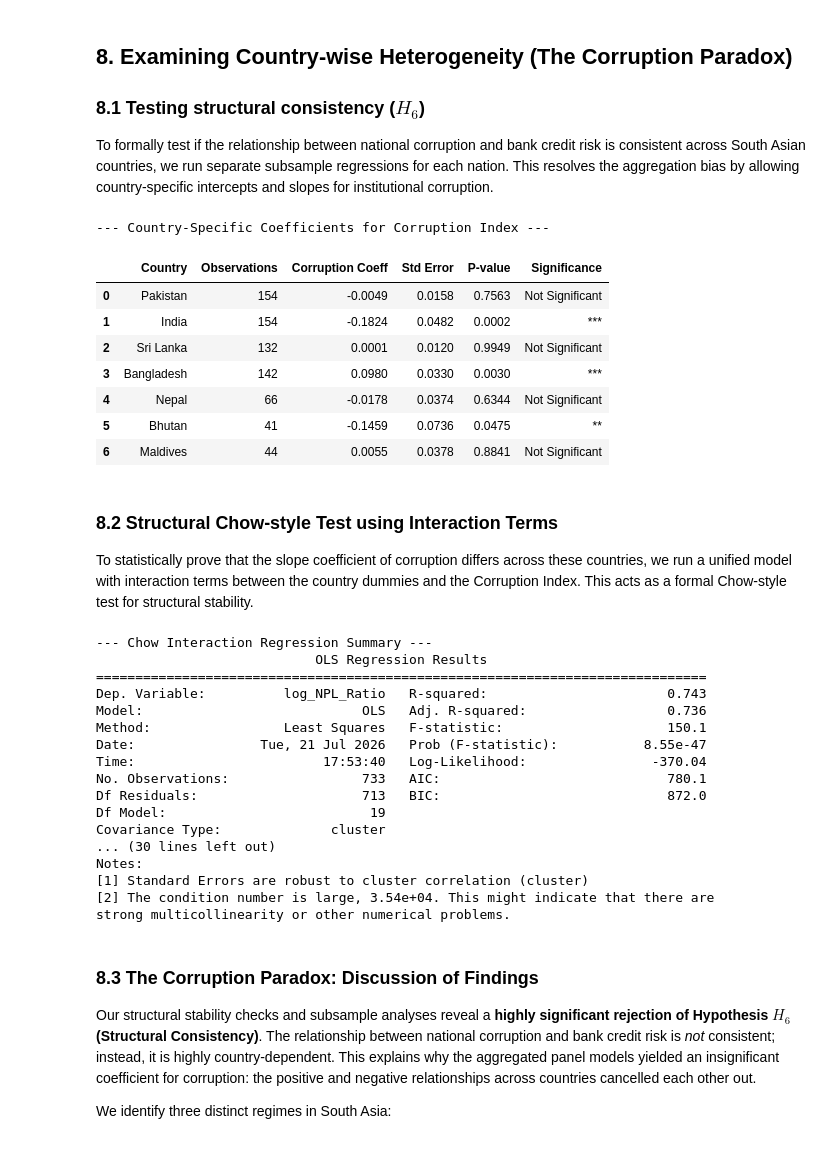
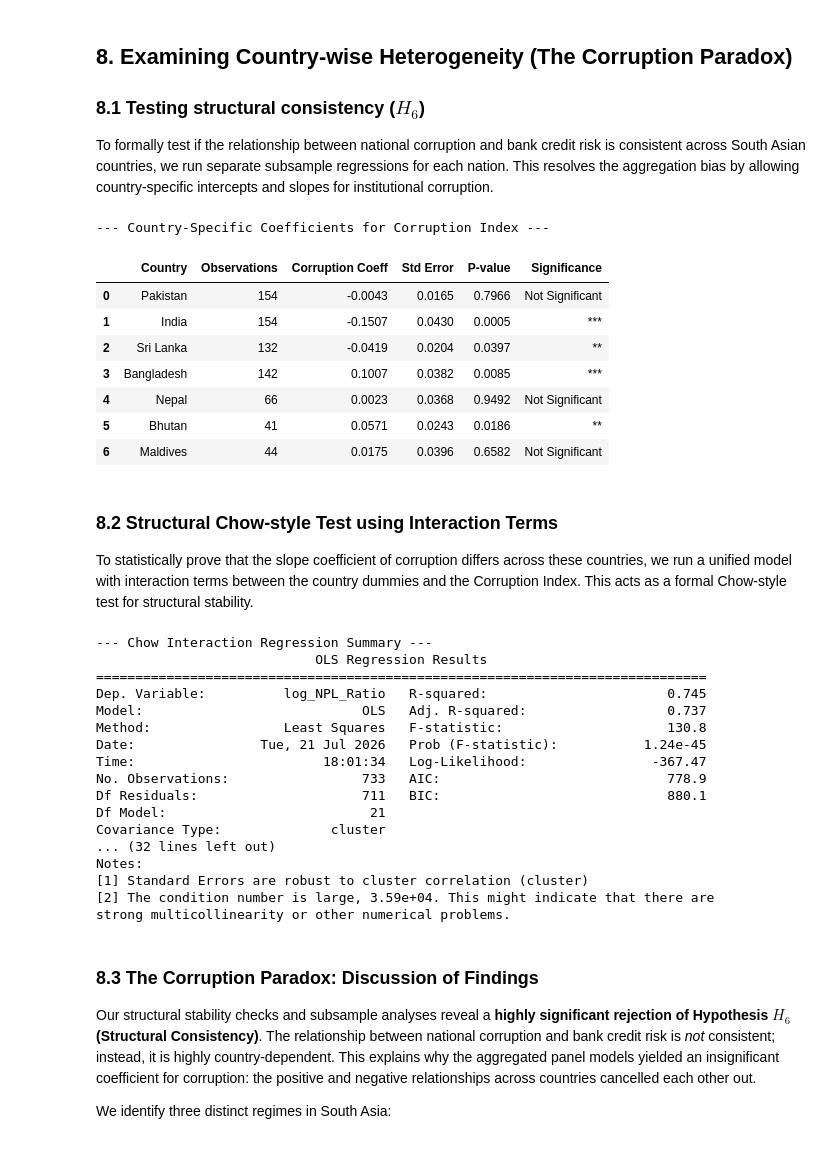
Before and after one commit to sum1tk/Econometric-ML-Analysis-of-Bank-Credit-Risk-in-South-Asia, a Jupyter notebook: Credit_Risk_Analysis_Refined.ipynb, the cells around one changed output. Drawn from its saved outputs; the diff is of its cells as text; code cells hidden in the pictures.

```diff
--- a/Credit_Risk_Analysis_Refined.ipynb
+++ b/Credit_Risk_Analysis_Refined.ipynb
@@ -568,47 +585,47 @@ To formally test if the relationship between national corruption and bank credit
 # %%
 
 countries = df['Country'].unique()
 print("--- Country-Specific Coefficients for Corruption Index ---")
 
 subsample_results = []
 for country in countries:
     sub_df = df[df['Country'] == country]
     # Estimate OLS with Robust Clustered Standard Errors at the Bank level
-    model_sub = smf.ols('log_NPL_Ratio ~ Q("Corruption Index") + Q("GDP Growth") + Inflation + Q("Bank Size") + ROE + Age + NPL_lag', data=sub_df)
+    model_sub = smf.ols('log_NPL_Ratio ~ Q("Corruption Index") + Q("GDP Growth") + Inflation + Q("Bank Size") + ROE + Age + NPL_lag + Q("Population Growth") + ROA', data=sub_df)
     results_sub = model_sub.fit(cov_type='cluster', cov_kwds={'groups': sub_df['Bank']})
 
     coef_cpi = results_sub.params['Q("Corruption Index")']
     pval_cpi = results_sub.pvalues['Q("Corruption Index")']
     se_cpi = results_sub.bse['Q("Corruption Index")']
 
     subsample_results.append({
         'Country': country,
         'Observations': len(sub_df),
         'Corruption Coeff': coef_cpi,
         'Std Error': se_cpi,
         'P-value': pval_cpi,
         'Significance': '***' if pval_cpi < 0.01 else '**' if pval_cpi < 0.05 else '*' if pval_cpi < 0.1 else 'Not Significant'
     })
 
 df_subsample = pd.DataFrame(subsample_results)
 display(df_subsample.round(4))
 # %% [output]
 --- Country-Specific Coefficients for Corruption Index ---
 |  | Country | Observations | Corruption Coeff | Std Error | P-value | Significance |
-| 0 | Pakistan | 154 | -0.0049 | 0.0158 | 0.7563 | Not Significant |
-| 1 | India | 154 | -0.1824 | 0.0482 | 0.0002 | *** |
-| 2 | Sri Lanka | 132 | 0.0001 | 0.0120 | 0.9949 | Not Significant |
-| 3 | Bangladesh | 142 | 0.0980 | 0.0330 | 0.0030 | *** |
-| 4 | Nepal | 66 | -0.0178 | 0.0374 | 0.6344 | Not Significant |
-| 5 | Bhutan | 41 | -0.1459 | 0.0736 | 0.0475 | ** |
-| 6 | Maldives | 44 | 0.0055 | 0.0378 | 0.8841 | Not Significant |
+| 0 | Pakistan | 154 | -0.0043 | 0.0165 | 0.7966 | Not Significant |
+| 1 | India | 154 | -0.1507 | 0.0430 | 0.0005 | *** |
+| 2 | Sri Lanka | 132 | -0.0419 | 0.0204 | 0.0397 | ** |
+| 3 | Bangladesh | 142 | 0.1007 | 0.0382 | 0.0085 | *** |
+| 4 | Nepal | 66 | 0.0023 | 0.0368 | 0.9492 | Not Significant |
+| 5 | Bhutan | 41 | 0.0571 | 0.0243 | 0.0186 | ** |
+| 6 | Maldives | 44 | 0.0175 | 0.0396 | 0.6582 | Not Significant |
 # %% [markdown]
 ### 8.2 Structural Chow-style Test using Interaction Terms
 To statistically prove that the slope coefficient of corruption differs across these countries, we run a unified model with interaction terms between the country dummies and the Corruption Index. This acts as a formal Chow-style test for structural stability.
 # %%
 
 # OLS Model with Country Interactions on Corruption Index
-interaction_formula = 'log_NPL_Ratio ~ ROE + Q("GDP Growth") + Inflation + Q("Bank Size") + Age + NPL_lag + Q("Corruption Index") * C(Country)'
+interaction_formula = 'log_NPL_Ratio ~ ROE + Q("GDP Growth") + Inflation + Q("Bank Size") + Age + NPL_lag + Q("Population Growth") + ROA + Q("Corruption Index") * C(Country)'
 model_interaction = smf.ols(interaction_formula, data=df).fit(cov_type='cluster', cov_kwds={'groups': df['Bank']})
 
 print("--- Chow Interaction Regression Summary ---")
@@ -617,19 +634,19 @@ print(model_interaction.summary())
 --- Chow Interaction Regression Summary ---
                             OLS Regression Results
 ==============================================================================
-Dep. Variable:          log_NPL_Ratio   R-squared:                       0.743
-Model:                            OLS   Adj. R-squared:                  0.736
-Method:                 Least Squares   F-statistic:                     150.1
-Date:                Tue, 21 Jul 2026   Prob (F-statistic):           8.55e-47
-Time:                        17:53:40   Log-Likelihood:                -370.04
-No. Observations:                 733   AIC:                             780.1
-Df Residuals:                     713   BIC:                             872.0
-Df Model:                          19
+Dep. Variable:          log_NPL_Ratio   R-squared:                       0.745
+Model:                            OLS   Adj. R-squared:                  0.737
+Method:                 Least Squares   F-statistic:                     130.8
+Date:                Tue, 21 Jul 2026   Prob (F-statistic):           1.24e-45
+Time:                        18:01:34   Log-Likelihood:                -367.47
+No. Observations:                 733   AIC:                             778.9
+Df Residuals:                     711   BIC:                             880.1
+Df Model:                          21
 Covariance Type:              cluster
-... (30 lines left out)
+... (32 lines left out)
 Notes:
 [1] Standard Errors are robust to cluster correlation (cluster)
-[2] The condition number is large, 3.54e+04. This might indicate that there are
+[2] The condition number is large, 3.59e+04. This might indicate that there are
 strong multicollinearity or other numerical problems.
 # %% [markdown]
 ### 8.3 The Corruption Paradox: Discussion of Findings
```
Also changed, not shown: parts of 15 cells of this notebook, 1 other file.
